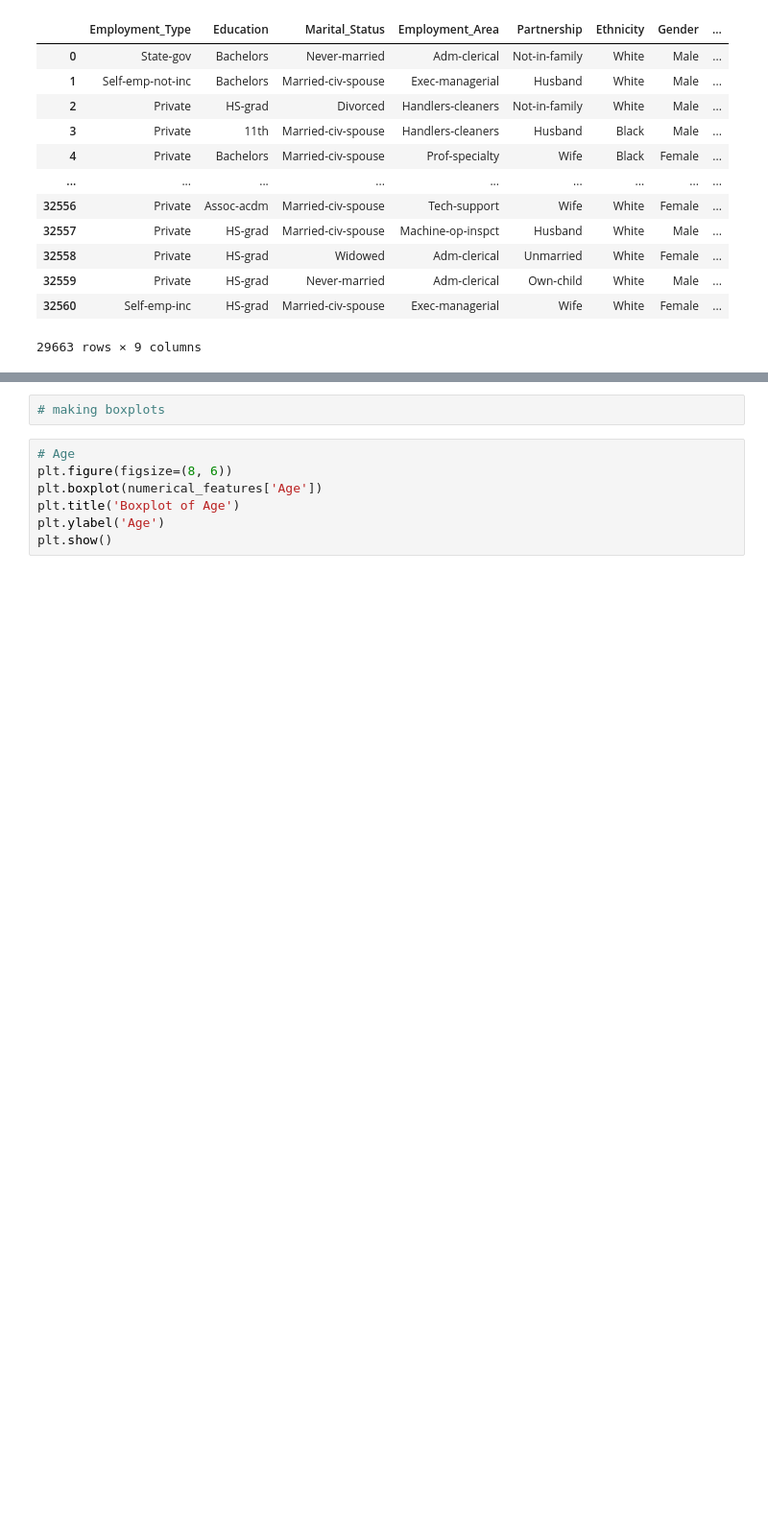
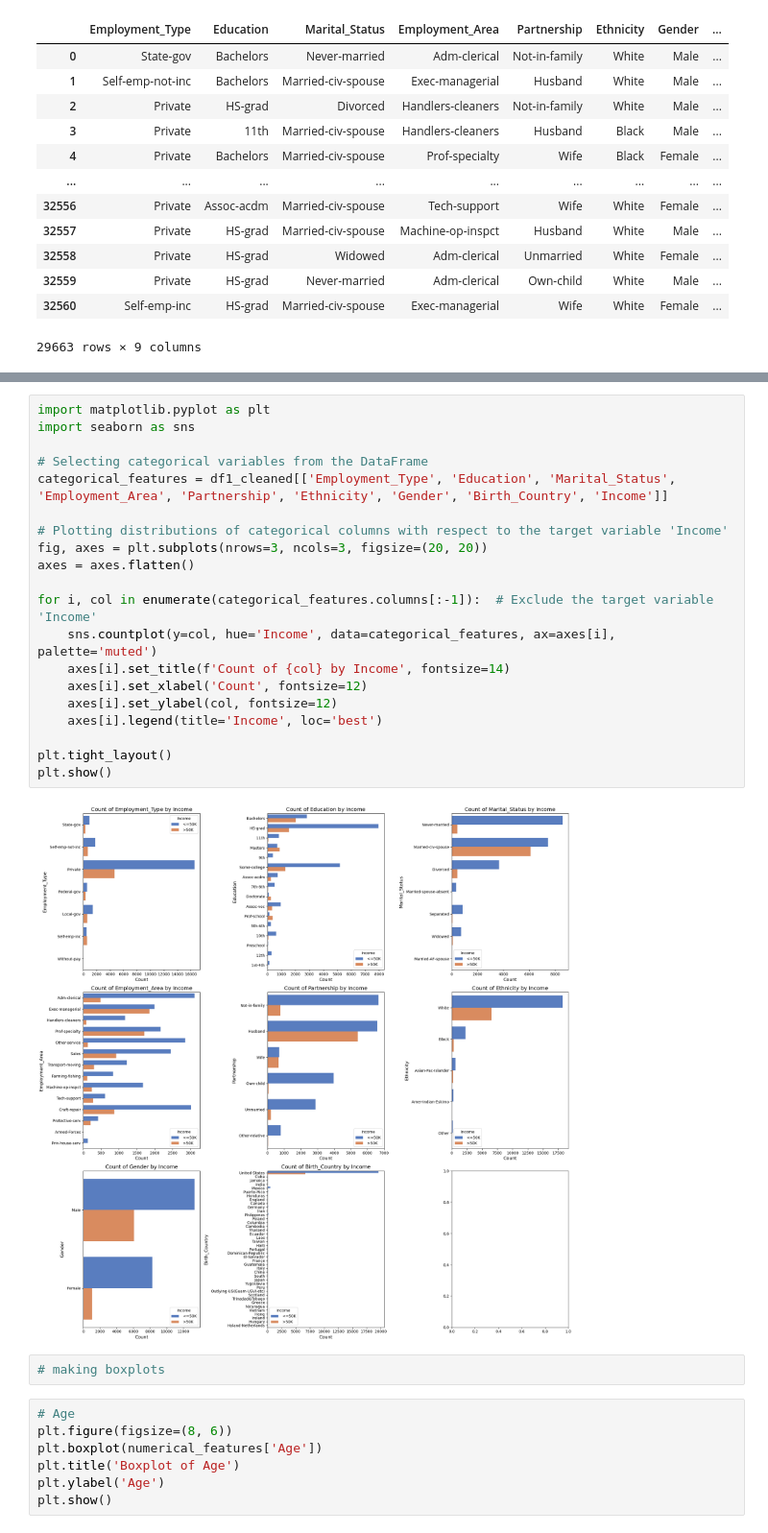
Before and after one commit to Inupa6677/Income-prediction-using-adult-data, a Jupyter notebook: ML Coursework 2024.ipynb, the cells around one changed output, grey strips where cells are left out. Shown at 96% size. Saved outputs shown, nothing was run; the diff lists cells and outputs as text; blank space fills up the shorter version.

Commit message:
data analysis

```diff
--- a/ML Coursework 2024.ipynb
+++ b/ML Coursework 2024.ipynb
@@ -776,3 +772,25 @@ IndexError: index 8 is out of bounds for axis 0 with size 8
+# %%
+import matplotlib.pyplot as plt
+import seaborn as sns
+
+# Selecting categorical variables from the DataFrame
+categorical_features = df1_cleaned[['Employment_Type', 'Education', 'Marital_Status', 'Employment_Area', 'Partnership', 'Ethnicity', 'Gender', 'Birth_Country', 'Income']]
+
+# Plotting distributions of categorical columns with respect to the target variable 'Income'
+fig, axes = plt.subplots(nrows=3, ncols=3, figsize=(20, 20))
+axes = axes.flatten()
+
+for i, col in enumerate(categorical_features.columns[:-1]):  # Exclude the target variable 'Income'
+    sns.countplot(y=col, hue='Income', data=categorical_features, ax=axes[i], palette='muted')
+    axes[i].set_title(f'Count of {col} by Income', fontsize=14)
+    axes[i].set_xlabel('Count', fontsize=12)
+    axes[i].set_ylabel(col, fontsize=12)
+    axes[i].legend(title='Income', loc='best')
+
+plt.tight_layout()
+plt.show()
+# %% [output]
+[figure, added]
 # %%
 # making boxplots
 # %%
```
Also changed, not shown: parts of 9 cells of this notebook.
